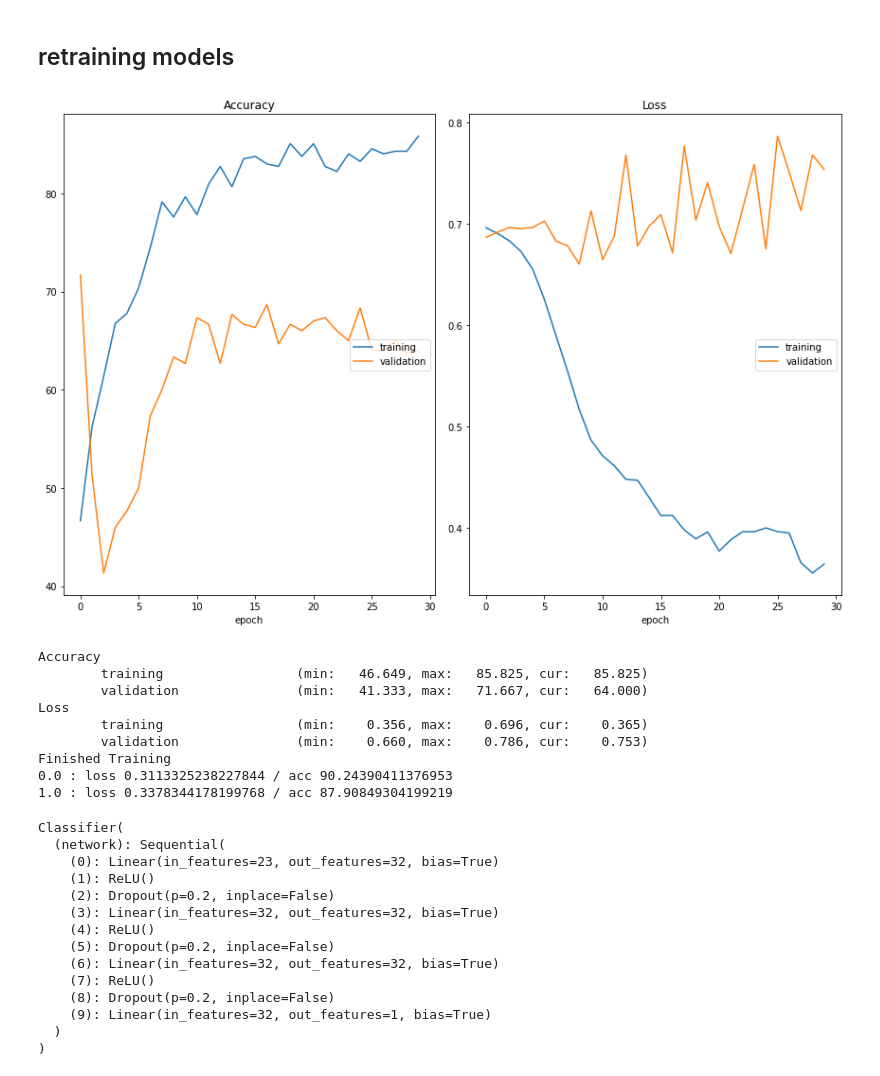
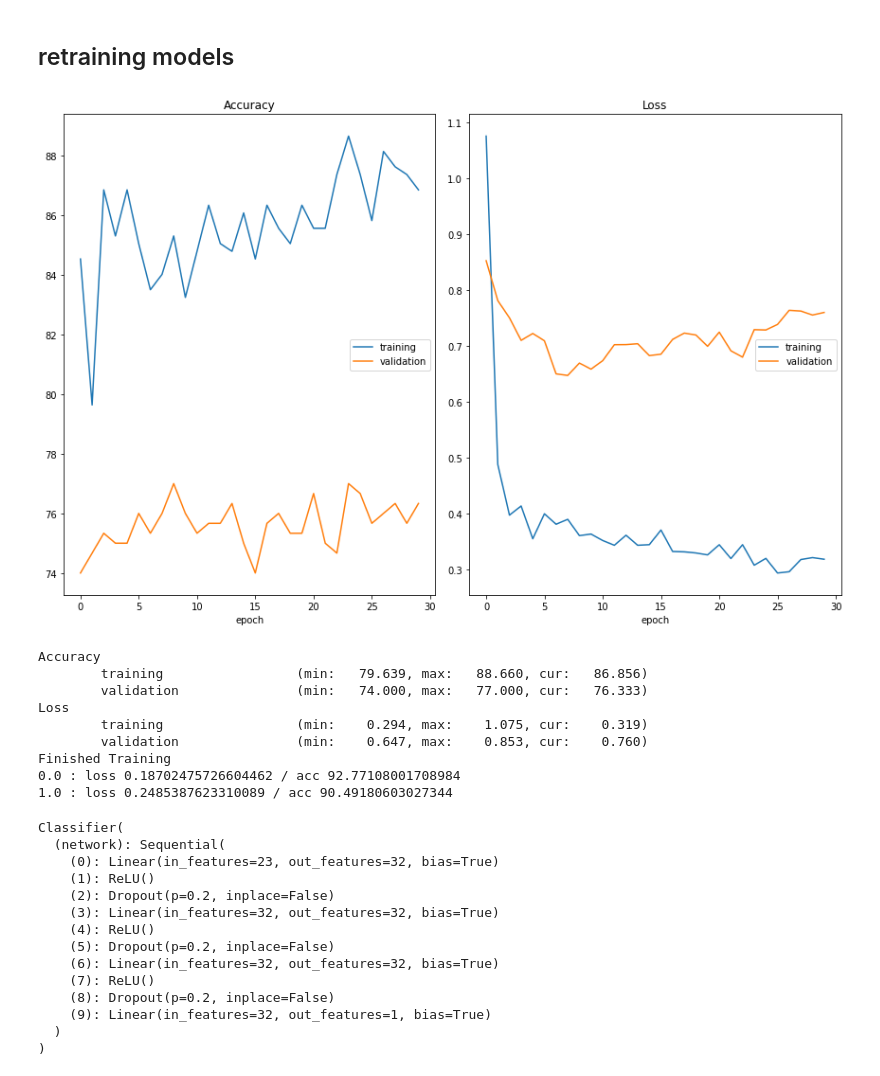
Before and after one commit to psr6275/fairness_AL, a Jupyter notebook: codes/210920_fairAL-Final.ipynb, the cells around one changed output. Cells and saved outputs as stored; diff of their text form; code cells hidden in the pictures.

```diff
--- a/codes/210920_fairAL-Final.ipynb
+++ b/codes/210920_fairAL-Final.ipynb
@@ -21,5 +3,7 @@ Cached:    0.0 GB
 # %%
 from load_data import *
+# %%
+device = torch.device('cuda')
 # %%
 Xtr, Xte, ytr, yte, Ztr, Zte = load_german_data()
 ytr = ytr.astype('float32').reshape((-1,1))
@@ -114,12 +106,12 @@ from fairAL_utils import *
 # %% [markdown]
 ## retraining models
 # %%
-def train_AL(train_loader, select_loader, device, args = None, test_loader = None, from_scratch = False):
+def train_AL(train_loader, select_loader, device, args = None, test_loader = None, from_scratch = True):
     if args is None:
         args = Args()
     print("arguments: ", args.print_args())
     n_features = train_loader.dataset.tensors[0].shape[1]
-    if from_scratch == False:
+    if from_scratch ==False:
         clf = Classifier(n_features=n_features)
         clf_criterion = nn.BCELoss()
         clf_optimizer = optim.Adam(clf.parameters())
@@ -154,18 +146,18 @@ def train_AL(train_loader, select_loader, device, args = None, test_loader = Non
             train_loader, select_loader = obtain_newDS(train_loader, select_loader, ses, sidx, args.batch_size)
     return clf
 # %%
-train_AL(train_loader, select_loader, device, args, test_loader, from_scratch = True)
+train_AL(train_loader, select_loader, device, args, test_loader, from_scratch = False)
 # %% [output]
-[figure, old version]
+[figure, new version]
 Accuracy
-        training                 (min:   46.649, max:   85.825, cur:   85.825)
-        validation               (min:   41.333, max:   71.667, cur:   64.000)
+        training                 (min:   79.639, max:   88.660, cur:   86.856)
+        validation               (min:   74.000, max:   77.000, cur:   76.333)
 Loss
-        training                 (min:    0.356, max:    0.696, cur:    0.365)
-        validation               (min:    0.660, max:    0.786, cur:    0.753)
+        training                 (min:    0.294, max:    1.075, cur:    0.319)
+        validation               (min:    0.647, max:    0.853, cur:    0.760)
 Finished Training
-0.0 : loss 0.3113325238227844 / acc 90.24390411376953
-1.0 : loss 0.3378344178199768 / acc 87.90849304199219
+0.0 : loss 0.18702475726604462 / acc 92.77108001708984
+1.0 : loss 0.2485387623310089 / acc 90.49180603027344
 Classifier(
   (network): Sequential(
     (0): Linear(in_features=23, out_features=32, bias=True)
```
Also changed, not shown: parts of 13 cells of this notebook, 4 other files.
